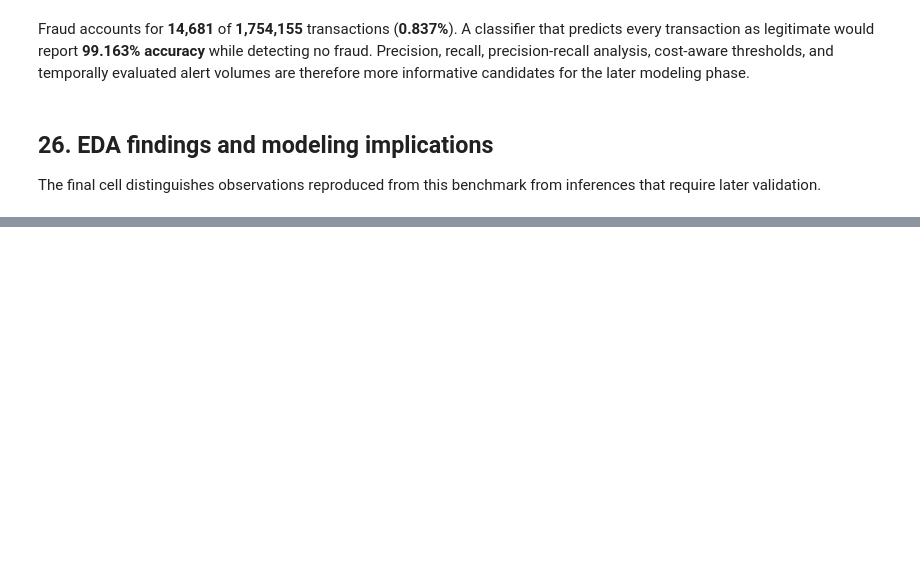
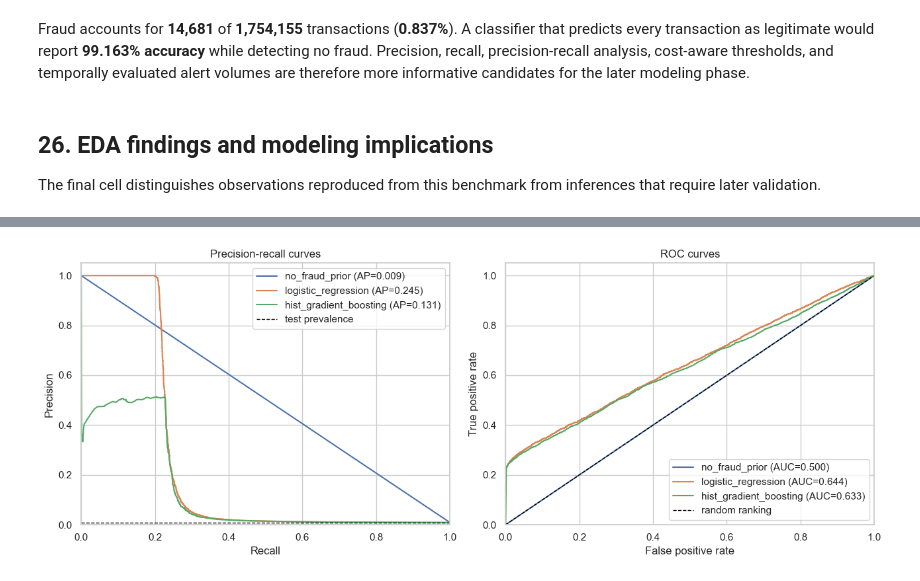
Before and after one commit to PolarScorpion/data-science-in-cyber, a Jupyter notebook: notebooks/main_analysis.ipynb, the cells around one changed output, grey strips where cells are left out. Saved outputs shown, nothing was run; the diff lists cells and outputs as text; code cells hidden in the pictures; blank space fills up the shorter version.

```diff
--- a/notebooks/main_analysis.ipynb
+++ b/notebooks/main_analysis.ipynb
@@ -883,0 +1065,40 @@ display(Markdown(
+# %%
+fig, axes = plt.subplots(1, 2, figsize=(13, 5))
+y_test_array = baseline_result.y_test.to_numpy()
+
+for model_name, scores in baseline_result.test_scores.items():
+    precision_curve, recall_curve, _ = precision_recall_curve(y_test_array, scores)
+    axes[0].plot(
+        recall_curve,
+        precision_curve,
+        label=f'{model_name} (AP={baseline_result.test_metrics.loc[model_name, "average_precision"]:.3f})',
+    )
+    fpr, tpr, _ = roc_curve(y_test_array, scores)
+    axes[1].plot(
+        fpr,
+        tpr,
+        label=f'{model_name} (AUC={baseline_result.test_metrics.loc[model_name, "roc_auc"]:.3f})',
+    )
+
+test_prevalence = baseline_result.test_metrics['fraud_prevalence'].iloc[0]
+axes[0].axhline(test_prevalence, color='black', linestyle='--', linewidth=1, label='test prevalence')
+axes[0].set_title('Precision-recall curves')
+axes[0].set_xlabel('Recall')
+axes[0].set_ylabel('Precision')
+axes[0].set_xlim(0, 1)
+axes[0].set_ylim(0, 1.05)
+axes[0].legend(loc='upper right')
+
+axes[1].plot([0, 1], [0, 1], color='black', linestyle='--', linewidth=1, label='random ranking')
+axes[1].set_title('ROC curves')
+axes[1].set_xlabel('False positive rate')
+axes[1].set_ylabel('True positive rate')
+axes[1].set_xlim(0, 1)
+axes[1].set_ylim(0, 1.05)
+axes[1].legend(loc='lower right')
+
+fig.tight_layout()
+save_figure(fig, figures_dir / 'baseline_precision_recall_roc_curves.png')
+plt.show()
+# %% [output]
+[figure, added]
```
Also changed, not shown: parts of 19 cells of this notebook, 14 other files.
